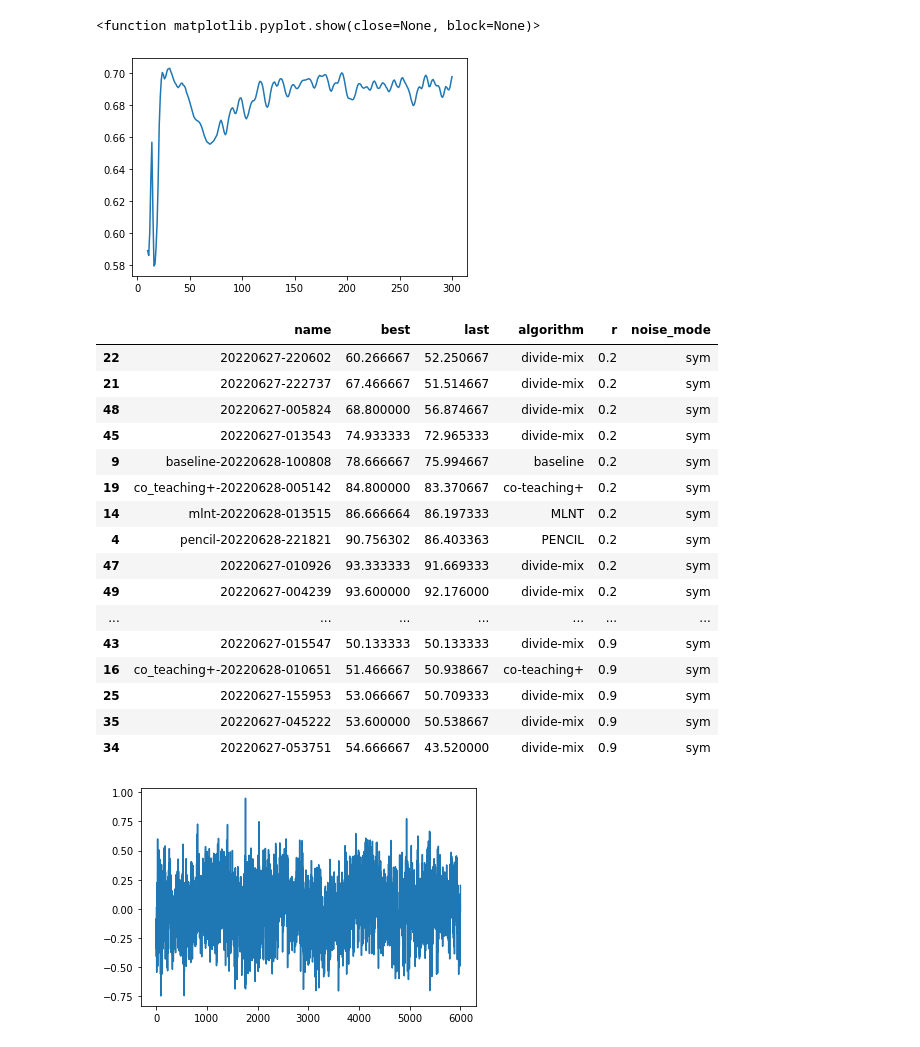
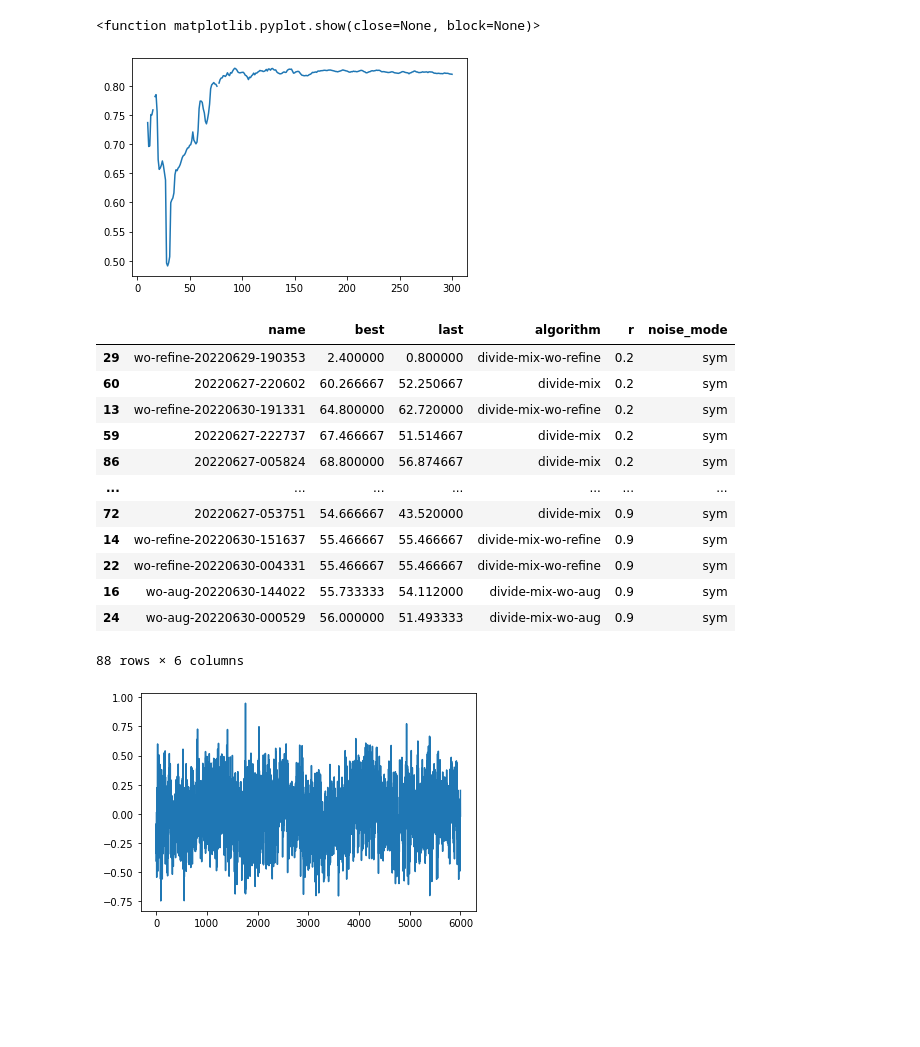
Before and after one commit to lxy764139720/TimeSeriesSSL, a Jupyter notebook: measure_data.ipynb, the cells around one changed output. Saved outputs shown, nothing was run; the diff lists cells and outputs as text; code cells hidden in the pictures; blank space fills up the shorter version.

```diff
--- a/measure_data.ipynb
+++ b/measure_data.ipynb
@@ -154,10 +157,11 @@ runs = api.runs(path="lxy764139720/TimeSeriesSSL_crwu")
 summary_list, history_list, config_list, name_list = [], [], [], []
 algorithm_list, r_list, noise_mode_list, best_list, last_list, lambda_list = [], [], [], [], [], []
 auc_list, summary_auc_list = [], []
+architecture_list = []
 for run in runs:
     timestamp = re.search(r'2022.*', run.name).group(0)
     time = datetime.datetime.strptime(timestamp, '%Y%m%d-%H%M%S')
-    if time > datetime.datetime(2022, 6, 26, 0, 0, 0):
+    if time > datetime.datetime(2022, 6, 30, 1, 0, 0):
         summary_list.append(run.summary._json_dict)
         # history_list.append(run.history())
         # config_list.append(
@@ -165,11 +169,15 @@ for run in runs:
         #      if not k.startswith('_')})
         name_list.append(run.name)
 
-        accuracy = run.history()['Accuracy'][-50:]
-        best = max(accuracy)
-        last = np.mean(accuracy)
-        best_list.append(best)
-        last_list.append(last)
+        try:
+            accuracy = run.history()['Accuracy'][-50:]
+            best = max(accuracy)
+            last = np.mean(accuracy)
+            best_list.append(best)
+            last_list.append(last)
+        except:
+            best_list.append(0)
+            last_list.append(0)
 
         try:
             auc = run.history()['net1 AUC']
@@ -182,6 +190,12 @@ for run in runs:
         except:
             summary_auc = None
         summary_auc_list.append(summary_auc)
+
+        try:
+            arch = run.config['architecture']
+        except:
+            arch = None
+        architecture_list.append(arch)
 
         algorithm_list.append(run.config['algorithm'])
         r_list.append(run.config['r'])
@@ -201,6 +215,7 @@ runs_df = pd.DataFrame({
     "algorithm": algorithm_list,
     "r": r_list,
     "noise_mode": noise_mode_list,
+    # "noise_mode": noise_mode_list,
     "lambda": lambda_list,
     })
 runs_df = runs_df.sort_values(by=['r', 'best'])
@@ -234,13 +244,13 @@ for i in range(len(auc_list)):
     auc_array.append(np.array(tmp_array))
 auc_array = np.array(auc_array)
 # %%
-_auc = auc_array[40]
+_auc = auc_array[3]
 np.savetxt('./0.9_auc.txt', _auc, delimiter=',')
 plt.plot(_auc)
 plt.show
 # %% [output]
 <function matplotlib.pyplot.show(close=None, block=None)>
-[figure, old version]
+[figure, new version]
 # %%
 api = wandb.Api()
 
@@ -287,22 +297,18 @@ runs_df.to_csv("jn_results.csv")
 runs_df
 # %% [output]
 |  | name | best | last | algorithm | r | noise_mode |
-| 22 | 20220627-220602 | 60.266667 | 52.250667 | divide-mix | 0.2 | sym |
-| 21 | 20220627-222737 | 67.466667 | 51.514667 | divide-mix | 0.2 | sym |
-| 48 | 20220627-005824 | 68.800000 | 56.874667 | divide-mix | 0.2 | sym |
-| 45 | 20220627-013543 | 74.933333 | 72.965333 | divide-mix | 0.2 | sym |
-| 9 | baseline-20220628-100808 | 78.666667 | 75.994667 | baseline | 0.2 | sym |
-| 19 | co_teaching+-20220628-005142 | 84.800000 | 83.370667 | co-teaching+ | 0.2 | sym |
-| 14 | mlnt-20220628-013515 | 86.666664 | 86.197333 | MLNT | 0.2 | sym |
-| 4 | pencil-20220628-221821 | 90.756302 | 86.403363 | PENCIL | 0.2 | sym |
-| 47 | 20220627-010926 | 93.333333 | 91.669333 | divide-mix | 0.2 | sym |
-| 49 | 20220627-004239 | 93.600000 | 92.176000 | divide-mix | 0.2 | sym |
+| 29 | wo-refine-20220629-190353 | 2.400000 | 0.800000 | divide-mix-wo-refine | 0.2 | sym |
+| 60 | 20220627-220602 | 60.266667 | 52.250667 | divide-mix | 0.2 | sym |
+| 13 | wo-refine-20220630-191331 | 64.800000 | 62.720000 | divide-mix-wo-refine | 0.2 | sym |
+| 59 | 20220627-222737 | 67.466667 | 51.514667 | divide-mix | 0.2 | sym |
+| 86 | 20220627-005824 | 68.800000 | 56.874667 | divide-mix | 0.2 | sym |
 | ... | ... | ... | ... | ... | ... | ... |
-| 43 | 20220627-015547 | 50.133333 | 50.133333 | divide-mix | 0.9 | sym |
-| 16 | co_teaching+-20220628-010651 | 51.466667 | 50.938667 | co-teaching+ | 0.9 | sym |
-| 25 | 20220627-155953 | 53.066667 | 50.709333 | divide-mix | 0.9 | sym |
-| 35 | 20220627-045222 | 53.600000 | 50.538667 | divide-mix | 0.9 | sym |
-| 34 | 20220627-053751 | 54.666667 | 43.520000 | divide-mix | 0.9 | sym |
+| 72 | 20220627-053751 | 54.666667 | 43.520000 | divide-mix | 0.9 | sym |
+| 14 | wo-refine-20220630-151637 | 55.466667 | 55.466667 | divide-mix-wo-refine | 0.9 | sym |
+| 22 | wo-refine-20220630-004331 | 55.466667 | 55.466667 | divide-mix-wo-refine | 0.9 | sym |
+| 16 | wo-aug-20220630-144022 | 55.733333 | 54.112000 | divide-mix-wo-aug | 0.9 | sym |
+| 24 | wo-aug-20220630-000529 | 56.000000 | 51.493333 | divide-mix-wo-aug | 0.9 | sym |
+88 rows × 6 columns
 # %%
 train_data, train_label = np.load('JN_dataset/X_train.npy'), np.load('JN_dataset/y_train.npy')
 # %%
```
Also changed, not shown: parts of 10 cells of this notebook, 21 other files.
